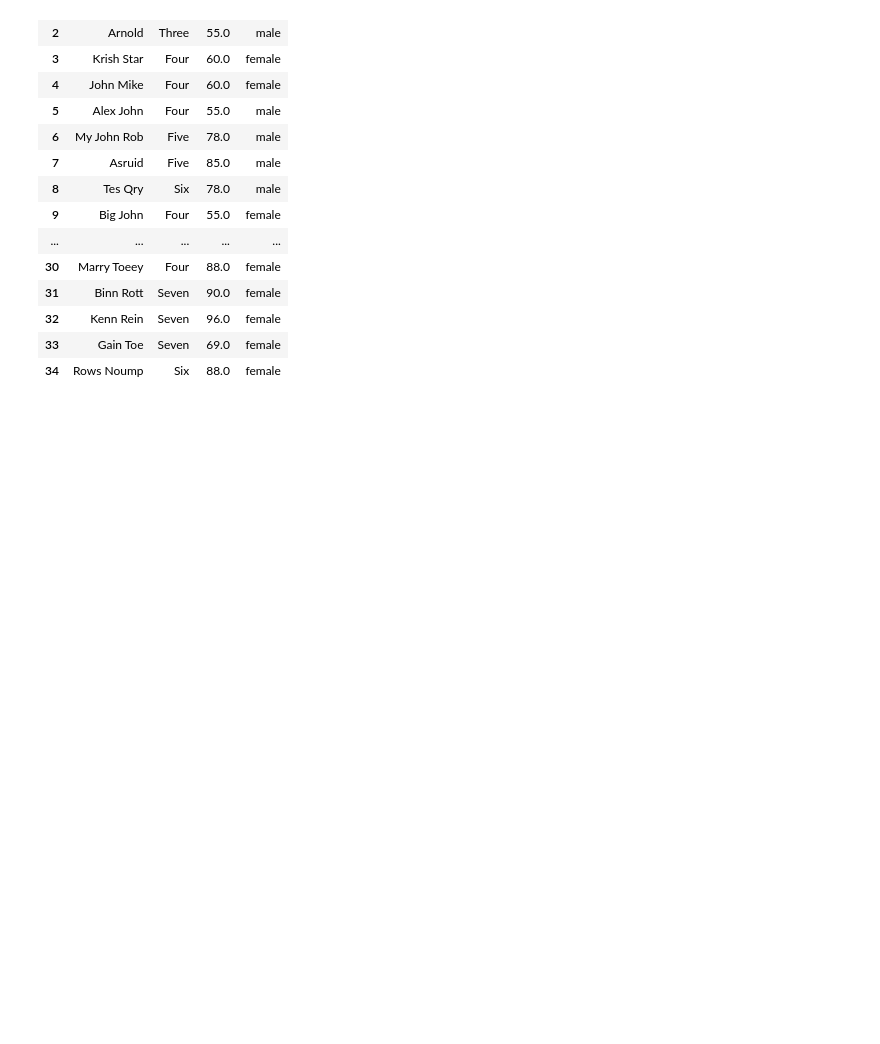
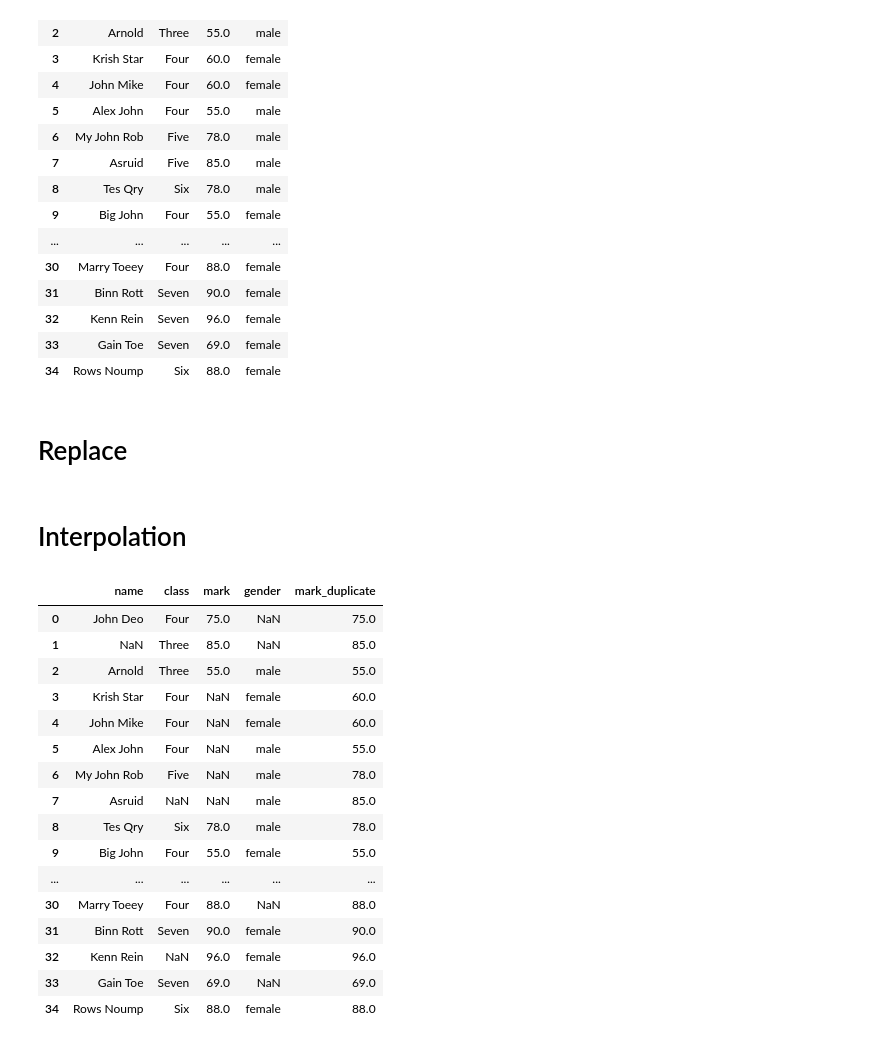
Before and after one commit to kapilbunni/Pandas, a Jupyter notebook: intro.ipynb, the cells around one changed output. Saved outputs shown, nothing was run; the diff lists cells and outputs as text; code cells hidden in the pictures; blank space fills up the shorter version.

Commit message:
pandas cubewc

```diff
--- a/intro.ipynb
+++ b/intro.ipynb
@@ -1087,3 +1087,5 @@ df.fillna(method='ffill')
 | 32 | Kenn Rein | Seven | 96.0 | female |
 | 33 | Gain Toe | Seven | 69.0 | female |
 | 34 | Rows Noump | Six | 88.0 | female |
+# %% [markdown]
+# Replace
@@ -1089,0 +1127,28 @@ df.fillna(method='ffill')
+# %% [markdown]
+# Interpolation
+# %%
+# Feeding data into dataframe
+
+import pandas as pd
+
+df= pd.read_csv("practice.csv")
+
+df
+# %% [output]
+|  | name | class | mark | gender | mark_duplicate |
+| 0 | John Deo | Four | 75.0 | NaN | 75.0 |
+| 1 | NaN | Three | 85.0 | NaN | 85.0 |
+| 2 | Arnold | Three | 55.0 | male | 55.0 |
+| 3 | Krish Star | Four | NaN | female | 60.0 |
+| 4 | John Mike | Four | NaN | female | 60.0 |
+| 5 | Alex John | Four | NaN | male | 55.0 |
+| 6 | My John Rob | Five | NaN | male | 78.0 |
+| 7 | Asruid | NaN | NaN | male | 85.0 |
+| 8 | Tes Qry | Six | 78.0 | male | 78.0 |
+| 9 | Big John | Four | 55.0 | female | 55.0 |
+| ... | ... | ... | ... | ... | ... |
+| 30 | Marry Toeey | Four | 88.0 | NaN | 88.0 |
+| 31 | Binn Rott | Seven | 90.0 | female | 90.0 |
+| 32 | Kenn Rein | NaN | 96.0 | female | 96.0 |
+| 33 | Gain Toe | Seven | 69.0 | NaN | 69.0 |
+| 34 | Rows Noump | Six | 88.0 | female | 88.0 |
```
Also changed, not shown: parts of 20 cells of this notebook.
